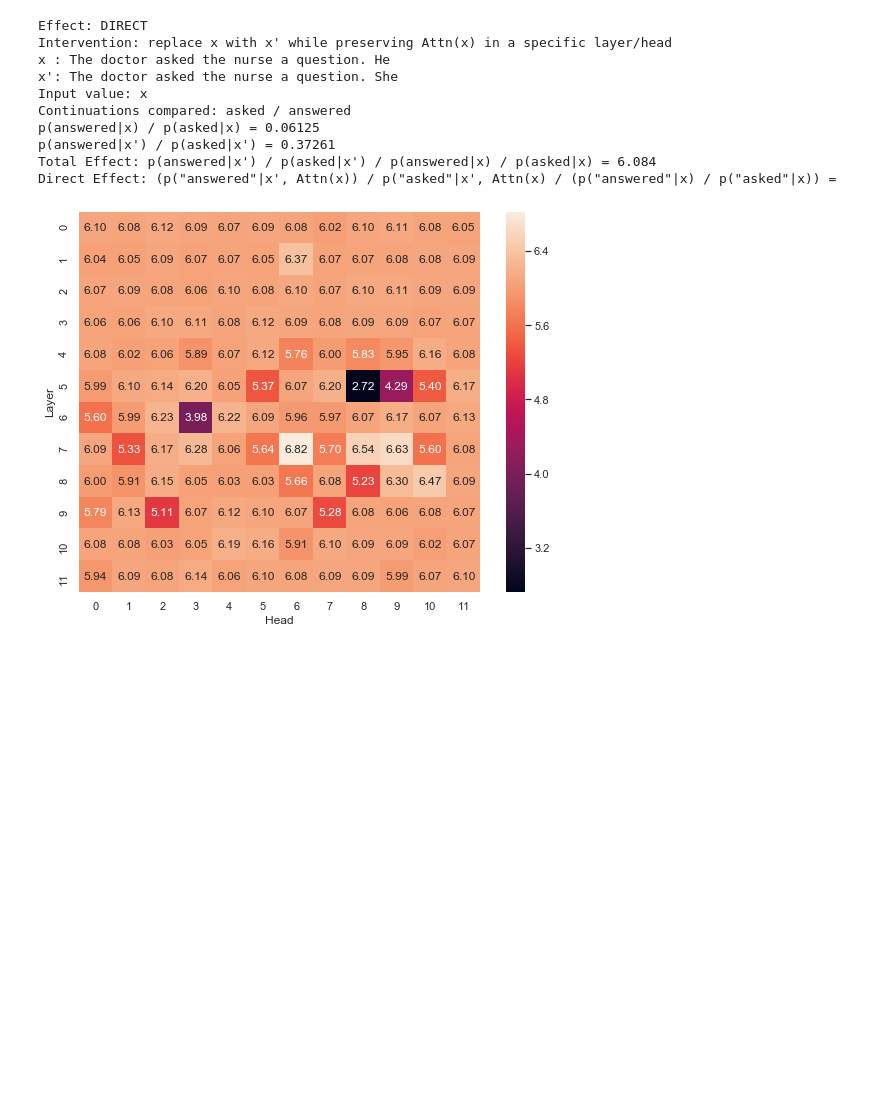
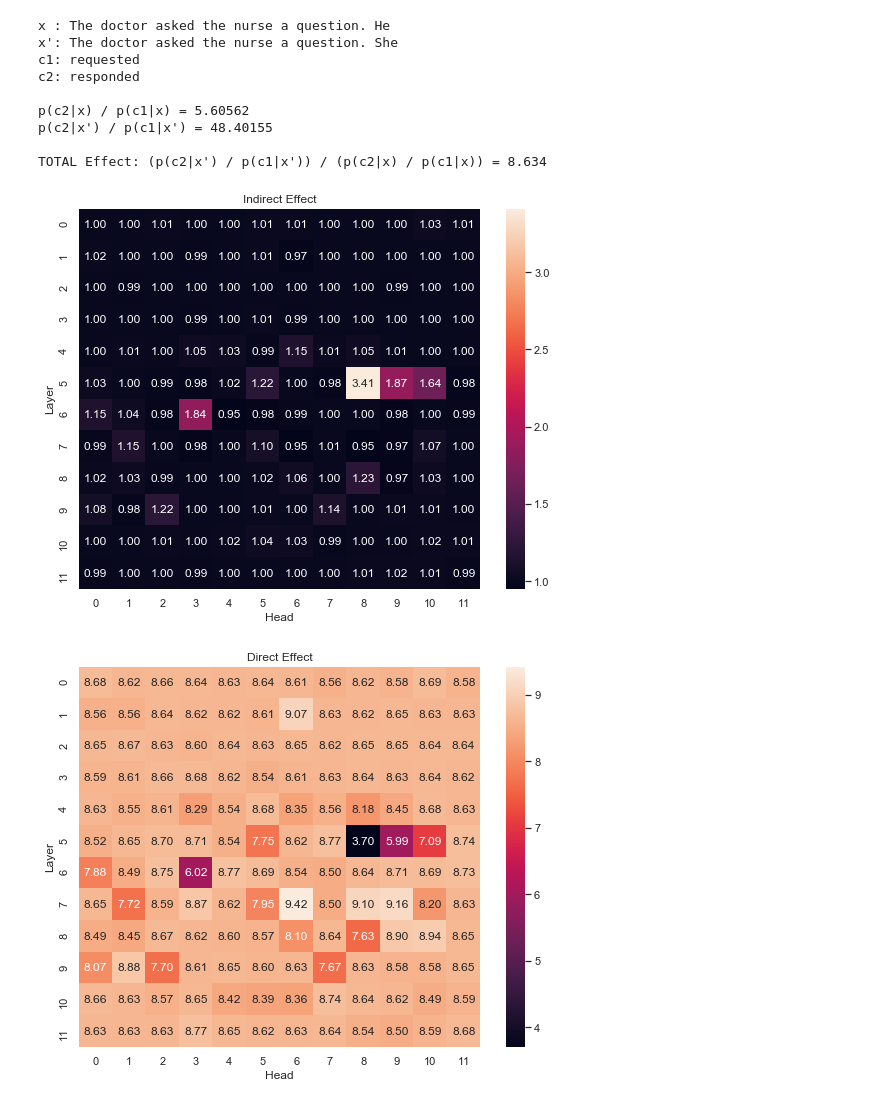
Before and after one commit to mattf1n/lm-intervention, a Jupyter notebook: lm_attn_intervention.ipynb, the cells around one changed output. Cells and saved outputs as stored; diff of their text form; code cells hidden in the pictures; blank space fills up the shorter version.

```diff
--- a/lm_attn_intervention.ipynb
+++ b/lm_attn_intervention.ipynb
@@ -47,15 +47,15 @@ Indirect Effect (p("answered"|x, Attn(x')) / p("asked"|x, Attn(x')) / (p("answer
 # %%
-report_intervention(intervention1, 'direct', model)
+report_intervention(intervention2, model)
 # %% [output]
-Effect: DIRECT
-Intervention: replace x with x' while preserving Attn(x) in a specific layer/head
 x : The doctor asked the nurse a question. He
 x': The doctor asked the nurse a question. She
-Input value: x
-Continuations compared: asked / answered
-p(answered|x) / p(asked|x) = 0.06125
-p(answered|x') / p(asked|x') = 0.37261
-Total Effect: p(answered|x') / p(asked|x') / p(answered|x) / p(asked|x) = 6.084
-Direct Effect: (p("answered"|x', Attn(x)) / p("asked"|x', Attn(x) / (p("answered"|x) / p("asked"|x)) =
+c1: requested
+c2: responded
+
+p(c2|x) / p(c1|x) = 5.60562
+p(c2|x') / p(c1|x') = 48.40155
+
+TOTAL Effect: (p(c2|x') / p(c1|x')) / (p(c2|x) / p(c1|x)) = 8.634
-[figure, old version]
+[figure, new version]
+[figure, added]
 # %%
```
Also changed, not shown: parts of 10 cells of this notebook, 2 other files.
